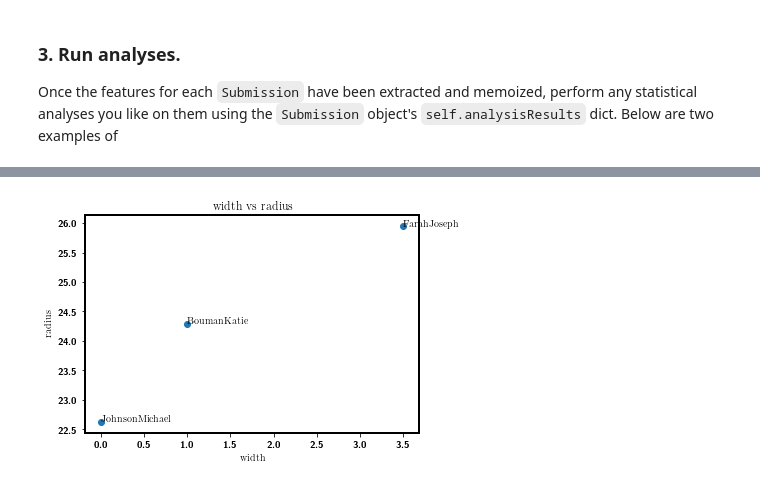
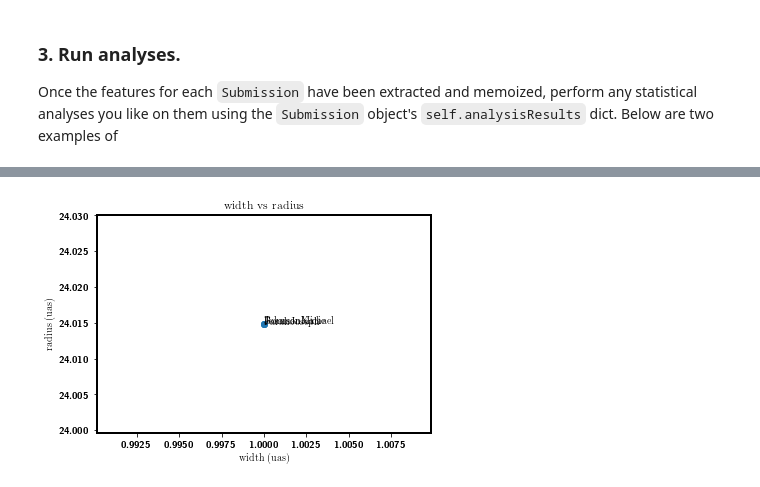
Before and after one commit to sao-eht/eht-mcp, a Jupyter notebook: image_model_fit_comparison_pipeline.ipynb, the cells around one changed output, grey strips where cells are left out. Cells and saved outputs as stored; diff of their text form; code cells hidden in the pictures.

```diff
--- a/image_model_fit_comparison_pipeline.ipynb
+++ b/image_model_fit_comparison_pipeline.ipynb
@@ -85,6 +92,20 @@ class Submission(object):
             'fluxInDepression':-1,
             'orientation':-1,
             'sharpness':-1
+        }
+
+        ## relevant units ##
+        self.metricUnits = {
+            'radius':'uas',
+            'center':'pixels',
+            'width':'uas',
+            'asymmetry':'ratio',
+            'fluxInside':'% total',
+            'fluxOutside':'% total',
+            'fluxInRing':'% total',
+            'fluxInDepression':'% total',
+            'orientation':'angle',
+            'sharpness':'ratio'
         }
 
         ## intensity profiles in the cardinal directions ##
@@ -169,32 +190,48 @@ class Submission(object):
         self.analysisResults['sharpness'] = numpy.median(sharps)
 
 ## general plotting functions ##
-def twoMetricAllSubmissions(submissionsList, metric1='width', metric2='radius'):
+def twoMetricAllSubmissions(submissionsList, metric1='width', metric2='radius', save=False):
     metric1points = []
     metric2points = []
     labels = []
     for submission in submissionsList:
-        metric1points.append(submission.analysisResults[metric1])
-        metric2points.append(submission.analysisResults[metric2])
+        metric1points.append(submissionsList[0].analysisResults[metric1])
+        metric2points.append(submissionsList[0].analysisResults[metric2])
         labels.append(submission.submitter)
 
     fig, ax = plt.subplots()
     ax.scatter(metric1points, metric2points)
-    plt.xlabel(metric1)
-    plt.ylabel(metric2)
+    plt.xlabel("{0} ({1})".format(metric1, submission.metricUnits[metric1]))
+    plt.ylabel("{0} ({1})".format(metric2, submission.metricUnits[metric2]))
     plt.title("{0} vs {1}".format(metric1, metric2))
 
     for i, txt in enumerate(labels):
         ax.annotate(txt, (metric1points[i], metric2points[i]))
+
+    if save:
+        pdf.savefig(fig)
 
 def plotTwoMetricAllSubmissions(submissionsList, show=False, save=False):
     for metric1 in sorted(submissionsList[0].analysisResults):
         for metric2 in sorted(submissionsList[0].analysisResults):
             print "Examining", metric1, metric2
             if metric1 == metric2 or metric1 == 'center' or metric2 == 'center': continue
-            twoMetricAllSubmissions(submissionsList, metric1=metric1, metric2=metric2)
+            twoMetricAllSubmissions(submissionsList, metric1=metric1, metric2=metric2, save=save)
             if show:
                 plt.show()
+
+def oneMetricHist(submissionsList, metric='radius', show=False, save=False):
+    if metric == 'center': return
+    plt.xlabel("{0} ({1})".format(metric, submissionsList[0].metricUnits[metric]))
+    plt.hist([submission.analysisResults[metric] for submission in submissionsList])
+    if save:
+        pdf.savefig()
+    if show:
+        plt.show()
+
+def allMetricHist(submissionsList, show=False, save=False):
+    for metric in sorted(submissionsList[0].analysisResults):
+        oneMetricHist(submissionsList, metric=metric, show=show, save=save)
 # %% [markdown]
 ### 2. Create `Submission` object for each model/image.
 
@@ -289,5 +309,5 @@ plt.show()
 # %%
-twoMetricAllSubmissions(submissionsList)
+twoMetricAllSubmissions(submissionsList, save=EXPORT_PDF)
 # %% [output]
-[figure, old version]
+[figure, new version]
 # %%
```
Also changed, not shown: parts of 9 cells of this notebook, 6 other files.
